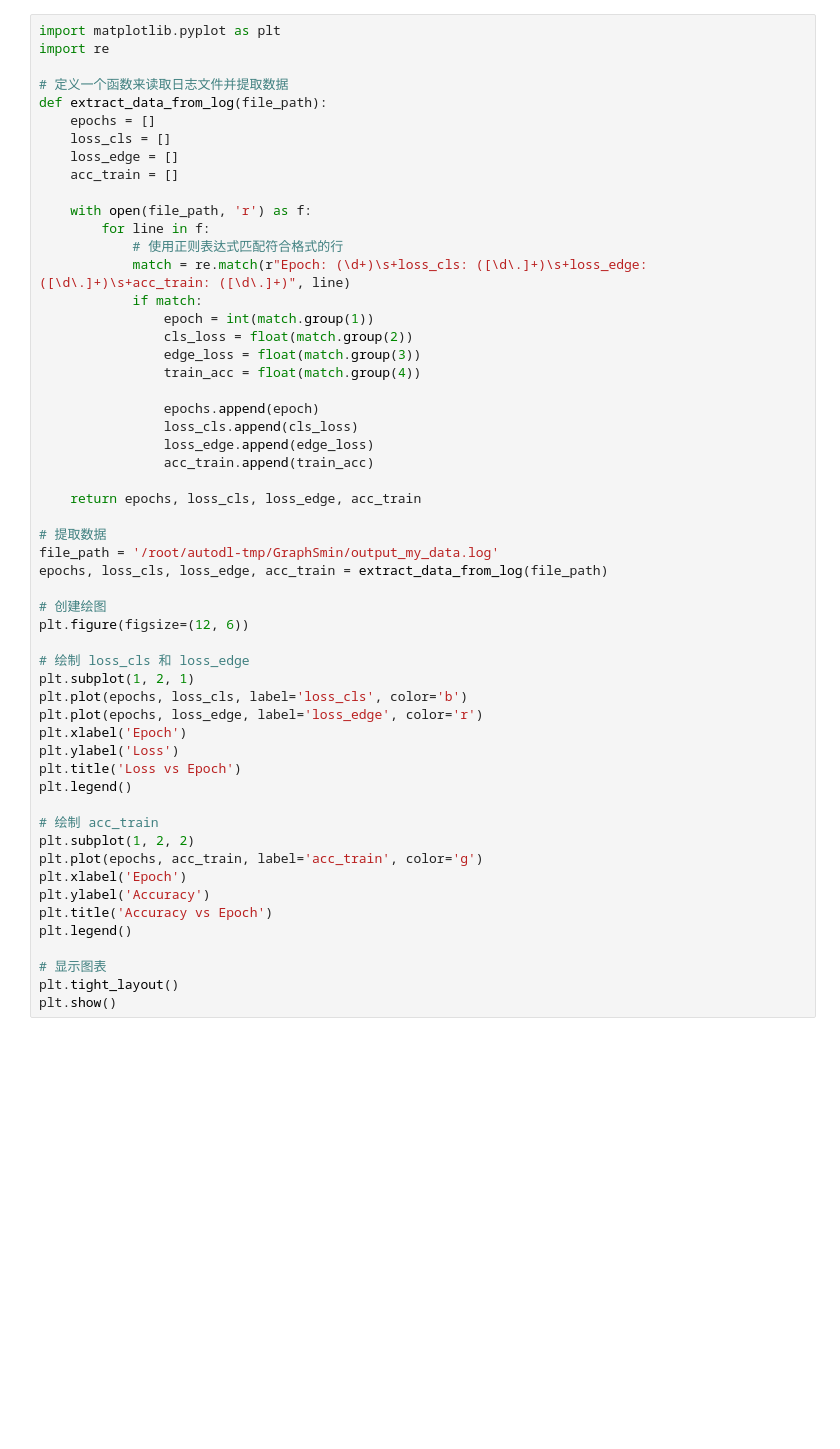
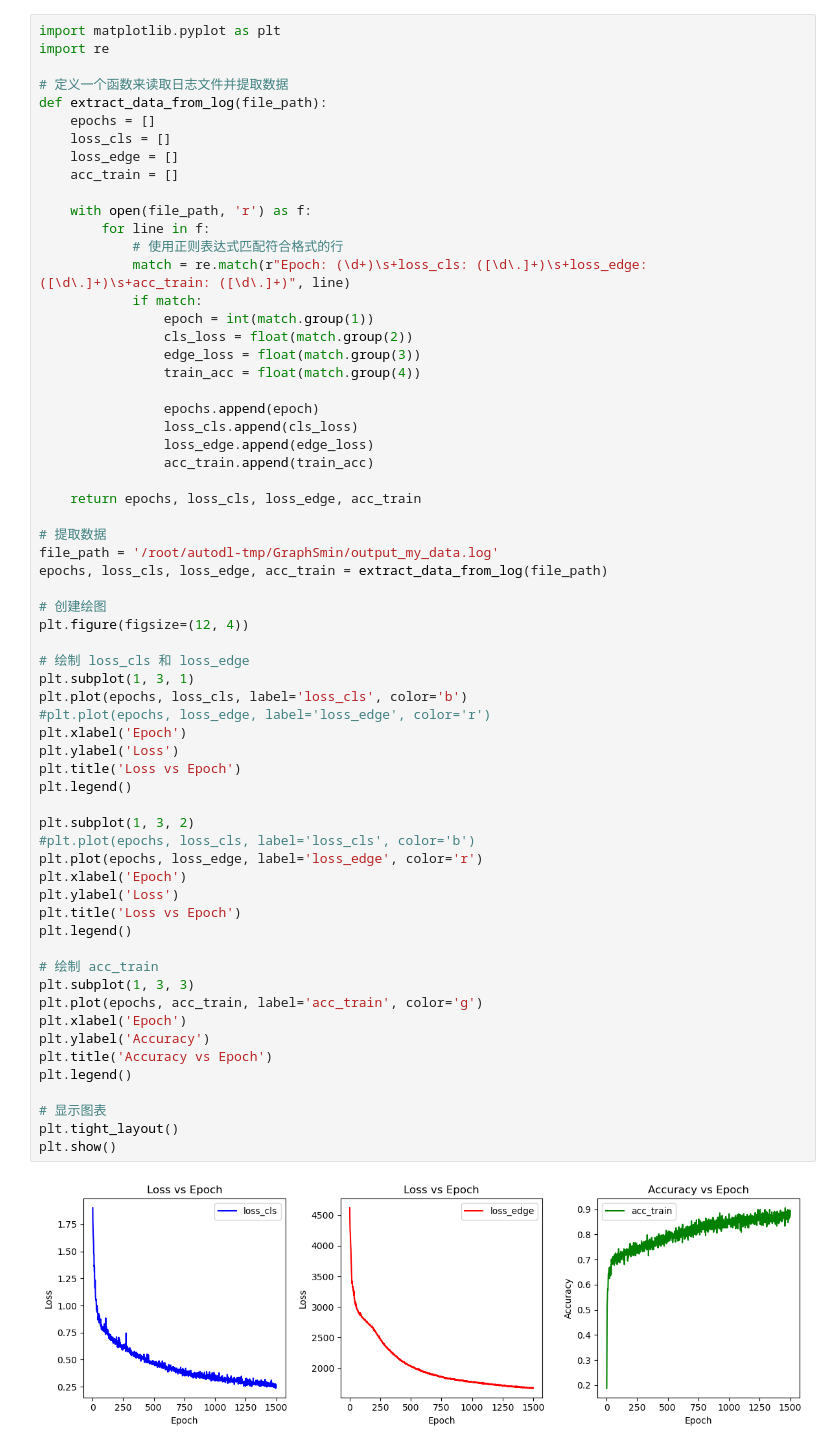
Before and after one commit to Sihan0229/GraphSmin, a Jupyter notebook: show_pic.ipynb, the cells around one changed output. Cells and saved outputs as stored; diff of their text form; blank space fills up the shorter version.

```diff
--- a/show_pic.ipynb
+++ b/show_pic.ipynb
@@ -23,33 +23,43 @@ def extract_data_from_log(file_path):
                 loss_cls.append(cls_loss)
                 loss_edge.append(edge_loss)
                 acc_train.append(train_acc)
 
     return epochs, loss_cls, loss_edge, acc_train
 
 # 提取数据
 file_path = '/root/autodl-tmp/GraphSmin/output_my_data.log'
 epochs, loss_cls, loss_edge, acc_train = extract_data_from_log(file_path)
 
 # 创建绘图
-plt.figure(figsize=(12, 6))
+plt.figure(figsize=(12, 4))
 
 # 绘制 loss_cls 和 loss_edge
-plt.subplot(1, 2, 1)
+plt.subplot(1, 3, 1)
 plt.plot(epochs, loss_cls, label='loss_cls', color='b')
+#plt.plot(epochs, loss_edge, label='loss_edge', color='r')
+plt.xlabel('Epoch')
+plt.ylabel('Loss')
+plt.title('Loss vs Epoch')
+plt.legend()
+
+plt.subplot(1, 3, 2)
+#plt.plot(epochs, loss_cls, label='loss_cls', color='b')
 plt.plot(epochs, loss_edge, label='loss_edge', color='r')
 plt.xlabel('Epoch')
 plt.ylabel('Loss')
 plt.title('Loss vs Epoch')
 plt.legend()
 
 # 绘制 acc_train
-plt.subplot(1, 2, 2)
+plt.subplot(1, 3, 3)
 plt.plot(epochs, acc_train, label='acc_train', color='g')
 plt.xlabel('Epoch')
 plt.ylabel('Accuracy')
 plt.title('Accuracy vs Epoch')
 plt.legend()
 
 # 显示图表
 plt.tight_layout()
 plt.show()
+# %% [output]
+[figure, added]
```
Also changed, not shown: 1 other file.
